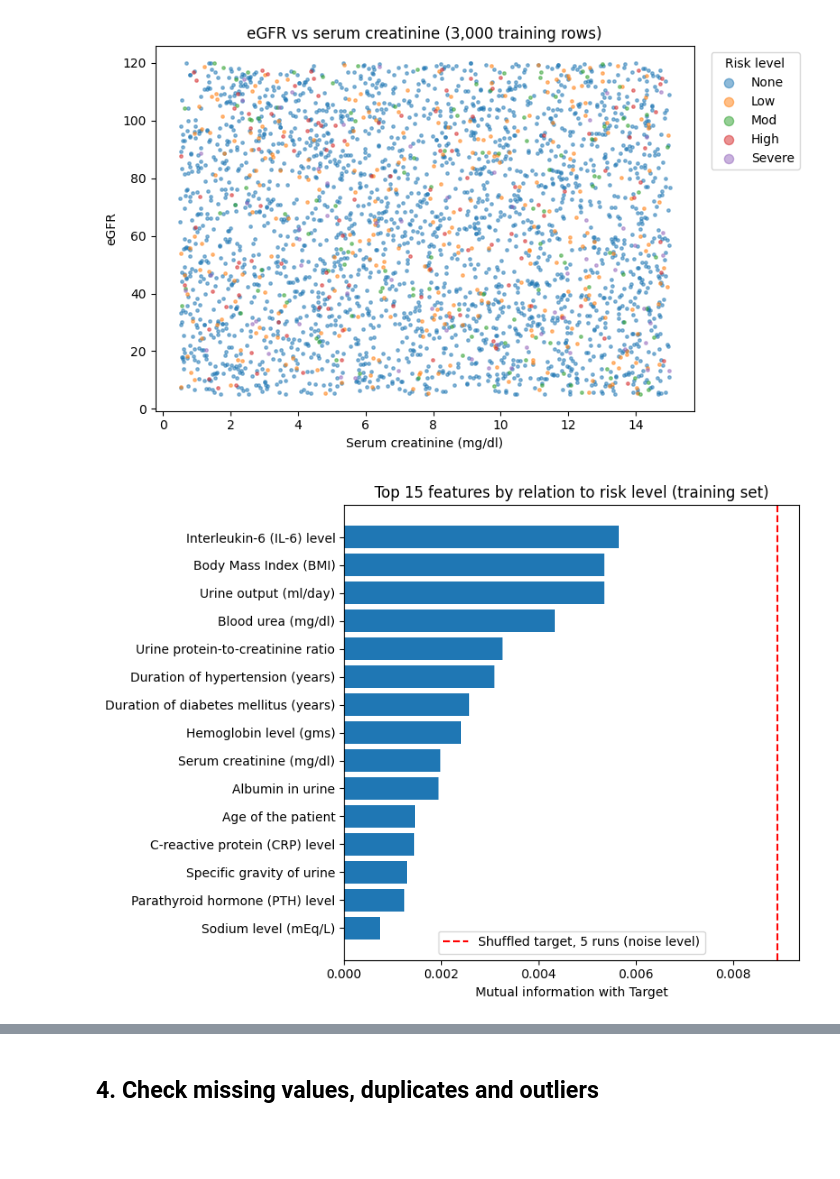
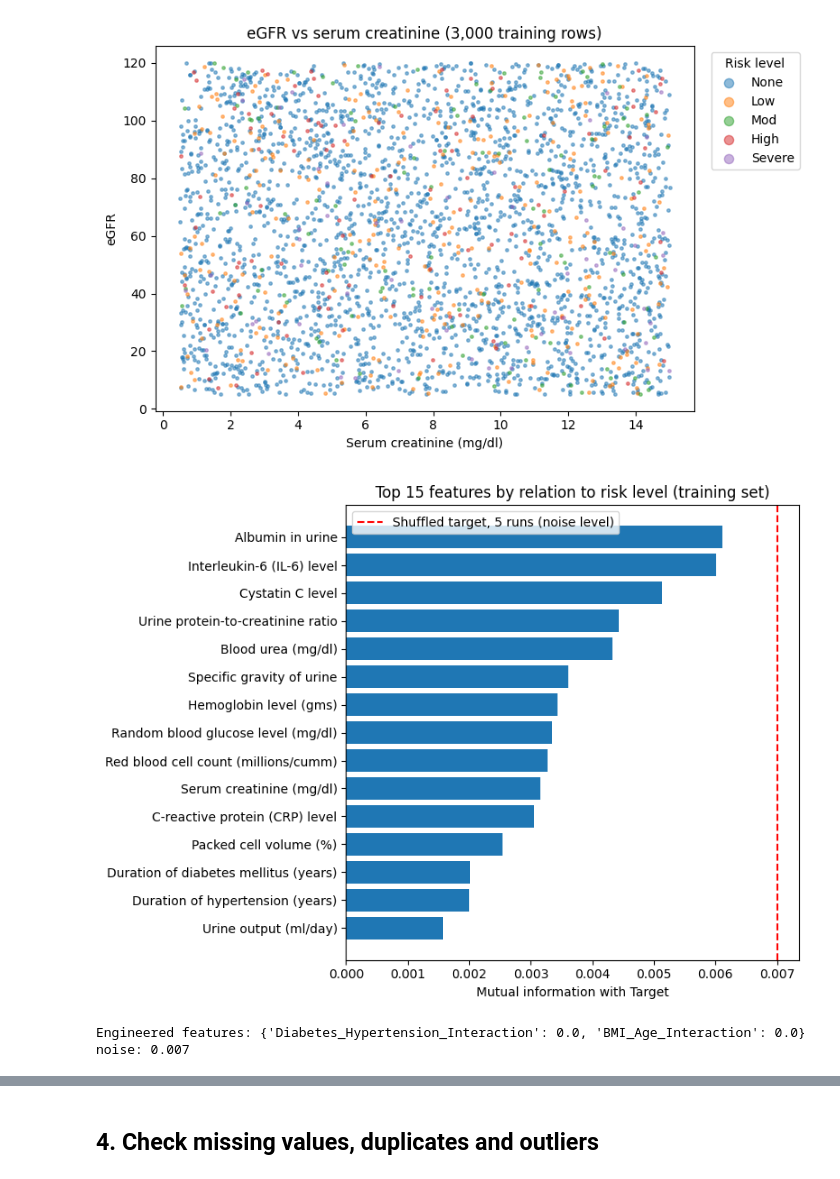
Before and after one commit to elgazar24/F21DL_Group_13, a Jupyter notebook: src/notebooks/Data_Analysis/Data_Preprocessing/DS2_Data_Preprocessing.ipynb, the cells around one changed output, grey strips where cells are left out. Drawn from its saved outputs; the diff is of its cells as text; code cells hidden in the pictures; blank space fills up the shorter version.

```diff
--- a/src/notebooks/Data_Analysis/Data_Preprocessing/DS2_Data_Preprocessing.ipynb
+++ b/src/notebooks/Data_Analysis/Data_Preprocessing/DS2_Data_Preprocessing.ipynb
@@ -35,14 +35,17 @@ RANDOM_STATE = 42
 - Most CKD studies use the 400-row binary UCI dataset, often with near-perfect accuracy (Rubini et al., 2015; Qin et al., 2020); DS2 is a larger multi-class version
 - Already used on Kaggle (Bhagat, n.d.), so results can be compared
 # %%
-path = "../../../../assets/datasets/2_KG_Kidney_Disease_Dataset/data/kidney_disease_dataset.csv"
+path = "../../../../assets/datasets/2_KG_Kidney_Disease_Dataset/data/kidney_disease_dataset_processed.csv"
 df = pd.read_csv(path)
+
+labels = ["High_Risk", "Low_Risk", "Moderate_Risk", "No_Disease", "Severe_Disease"]
+df["Target"] = df["Target"].map(dict(enumerate(labels)))
 
 overview = pd.Series({
     "Rows": df.shape[0],
     "Columns": df.shape[1],
-    "Numeric columns": df.select_dtypes(include="number").shape[1],
-    "Text columns": df.select_dtypes(exclude="number").shape[1],
+    "0/1 columns": (df.nunique() == 2).sum(),
+    "Other numeric columns": ((df.nunique() > 2) & (df.dtypes != object)).sum(),
     "Missing values": df.isnull().sum().sum(),
     "Duplicate rows": df.duplicated().sum(),
 }, name="Value").to_frame()
@@ -162,7 +169,8 @@ print("Imbalance ratio:", round(counts.max() / counts.min(), 1))
 [figure]
 Imbalance ratio: 40.1
 # %%
-num_cols = train.select_dtypes(include="number").columns
+num_cols = [c for c in X_train.columns if X_train[c].nunique() > 2]
+binary_cols = [c for c in X_train.columns if c not in num_cols]
 stats = train[num_cols].describe().T[["min", "max", "mean", "std"]]
 stats["skew"] = train[num_cols].skew()
 display(stats.round(3))
@@ -265,24 +271,25 @@ plt.show()
 # %% [output]
 [figure]
 # %%
-codes = X_train.apply(lambda c: c.astype("category").cat.codes if c.dtype == object else c)
-is_cat = (X_train.dtypes == object).values
-mi = pd.Series(mutual_info_classif(codes, y_train, discrete_features=is_cat, random_state=RANDOM_STATE), index=X_train.columns)
+is_cat = X_train.columns.isin(binary_cols)
+mi = pd.Series(mutual_info_classif(X_train, y_train, discrete_features=is_cat, random_state=RANDOM_STATE), index=X_train.columns)
 noise = max(
-    mutual_info_classif(codes, y_train.sample(frac=1, random_state=s).values, discrete_features=is_cat, random_state=RANDOM_STATE).max()
+    mutual_info_classif(X_train, y_train.sample(frac=1, random_state=s).values, discrete_features=is_cat, random_state=RANDOM_STATE).max()
     for s in range(5)
 )
 
 top = mi.sort_values().tail(15)
 fig, ax = plt.subplots(figsize=(8, 6))
 ax.barh(top.index, top.values)
 ax.axvline(noise, color="red", linestyle="--", label="Shuffled target, 5 runs (noise level)")
 ax.set_xlabel("Mutual information with Target")
 ax.set_title("Top 15 features by relation to risk level (training set)")
 ax.legend()
 fig.tight_layout()
 plt.show()
+print("Engineered features:", mi[["Diabetes_Hypertension_Interaction", "BMI_Age_Interaction"]].round(4).to_dict(), "noise:", round(noise, 4))
 # %% [output]
-[figure, old version]
+[figure, new version]
+Engineered features: {'Diabetes_Hypertension_Interaction': 0.0, 'BMI_Age_Interaction': 0.0} noise: 0.007
 # %% [markdown]
 **Observation:**
```
Also changed, not shown: parts of 20 cells of this notebook, 4 other files.
